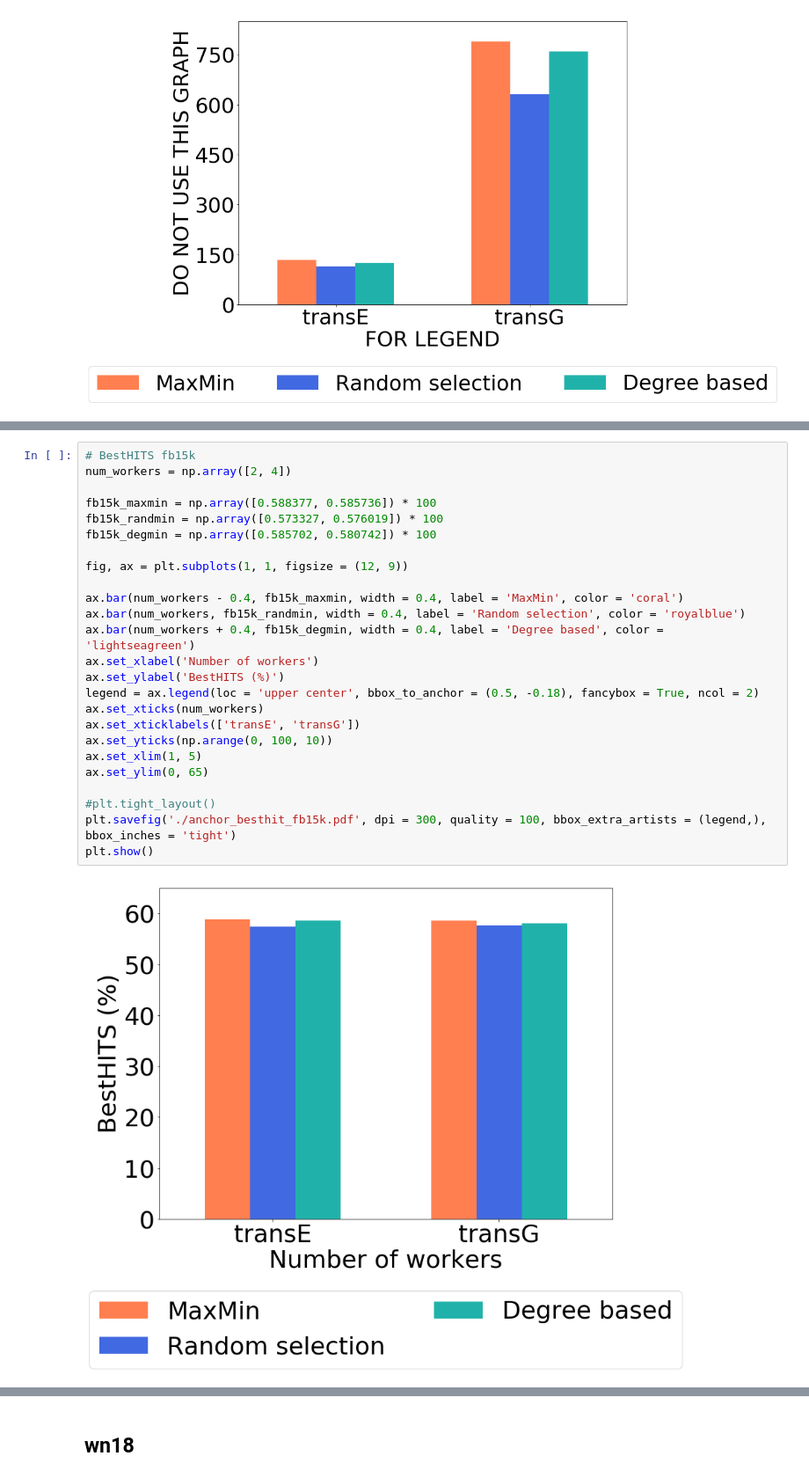
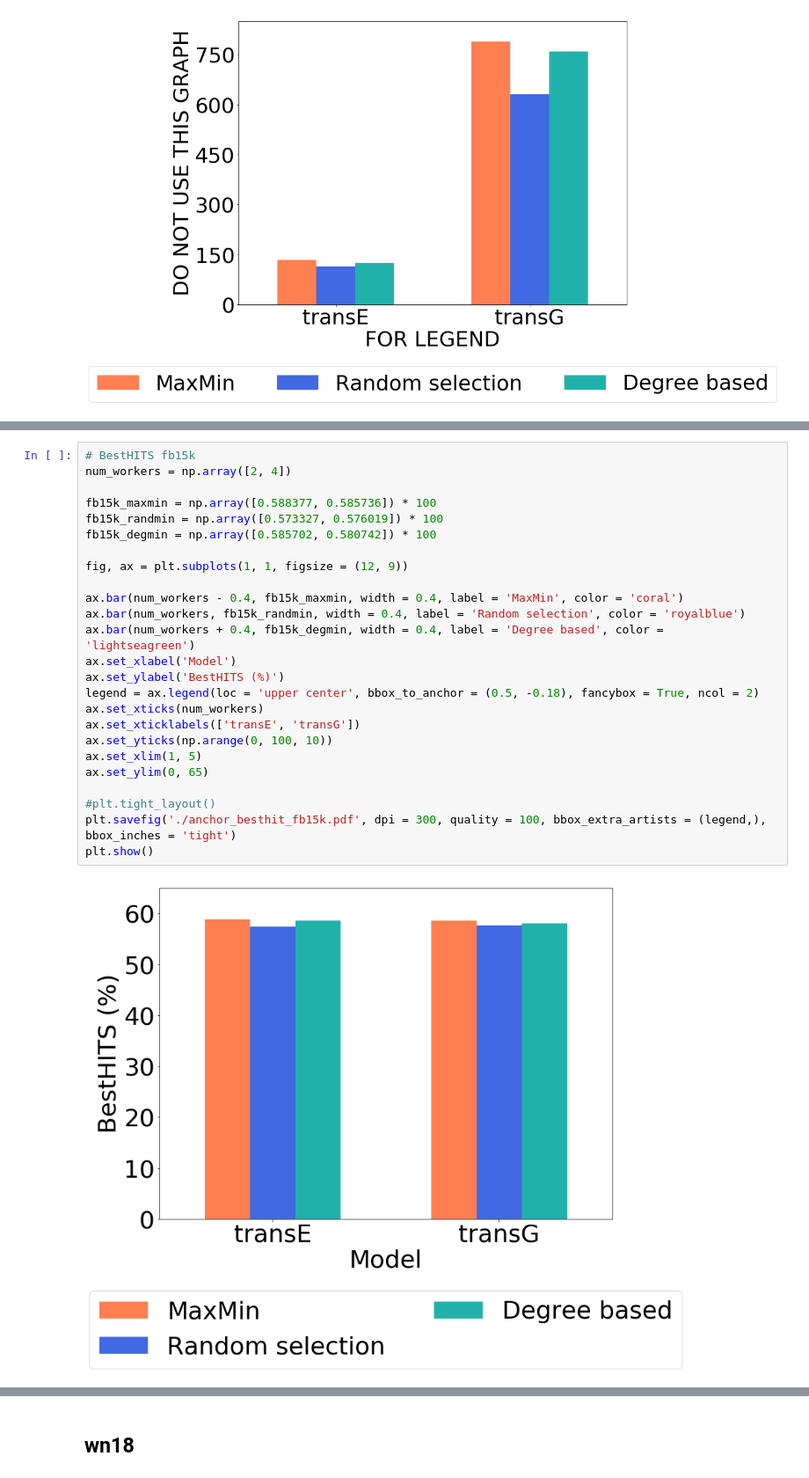
Before and after one commit to ahnjaewoo/Embedding, a Jupyter notebook: figures/figures - anchor.ipynb, the cells around one changed output, grey strips where cells are left out. Shown: that part at 88% size. Drawn from its saved outputs; the diff is of its cells as text.

```diff
--- a/figures/figures - anchor.ipynb
+++ b/figures/figures - anchor.ipynb
@@ -97,30 +97,30 @@ plt.show()
 # %%
 # BestHITS fb15k
 num_workers = np.array([2, 4])
 
 fb15k_maxmin = np.array([0.588377, 0.585736]) * 100
 fb15k_randmin = np.array([0.573327, 0.576019]) * 100
 fb15k_degmin = np.array([0.585702, 0.580742]) * 100
 
 fig, ax = plt.subplots(1, 1, figsize = (12, 9))
 
 ax.bar(num_workers - 0.4, fb15k_maxmin, width = 0.4, label = 'MaxMin', color = 'coral')
 ax.bar(num_workers, fb15k_randmin, width = 0.4, label = 'Random selection', color = 'royalblue')
 ax.bar(num_workers + 0.4, fb15k_degmin, width = 0.4, label = 'Degree based', color = 'lightseagreen')
-ax.set_xlabel('Number of workers')
+ax.set_xlabel('Model')
 ax.set_ylabel('BestHITS (%)')
 legend = ax.legend(loc = 'upper center', bbox_to_anchor = (0.5, -0.18), fancybox = True, ncol = 2)
 ax.set_xticks(num_workers)
 ax.set_xticklabels(['transE', 'transG'])
 ax.set_yticks(np.arange(0, 100, 10))
 ax.set_xlim(1, 5)
 ax.set_ylim(0, 65)
 
 #plt.tight_layout()
 plt.savefig('./anchor_besthit_fb15k.pdf', dpi = 300, quality = 100, bbox_extra_artists = (legend,), bbox_inches = 'tight')
 plt.show()
 # %% [output]
-[figure, old version]
+[figure, new version]
 # %%
 # BestMRR fb15k
 num_workers = np.array([2, 4])
```
Also changed, not shown: parts of 11 cells of this notebook, 9 other files.
